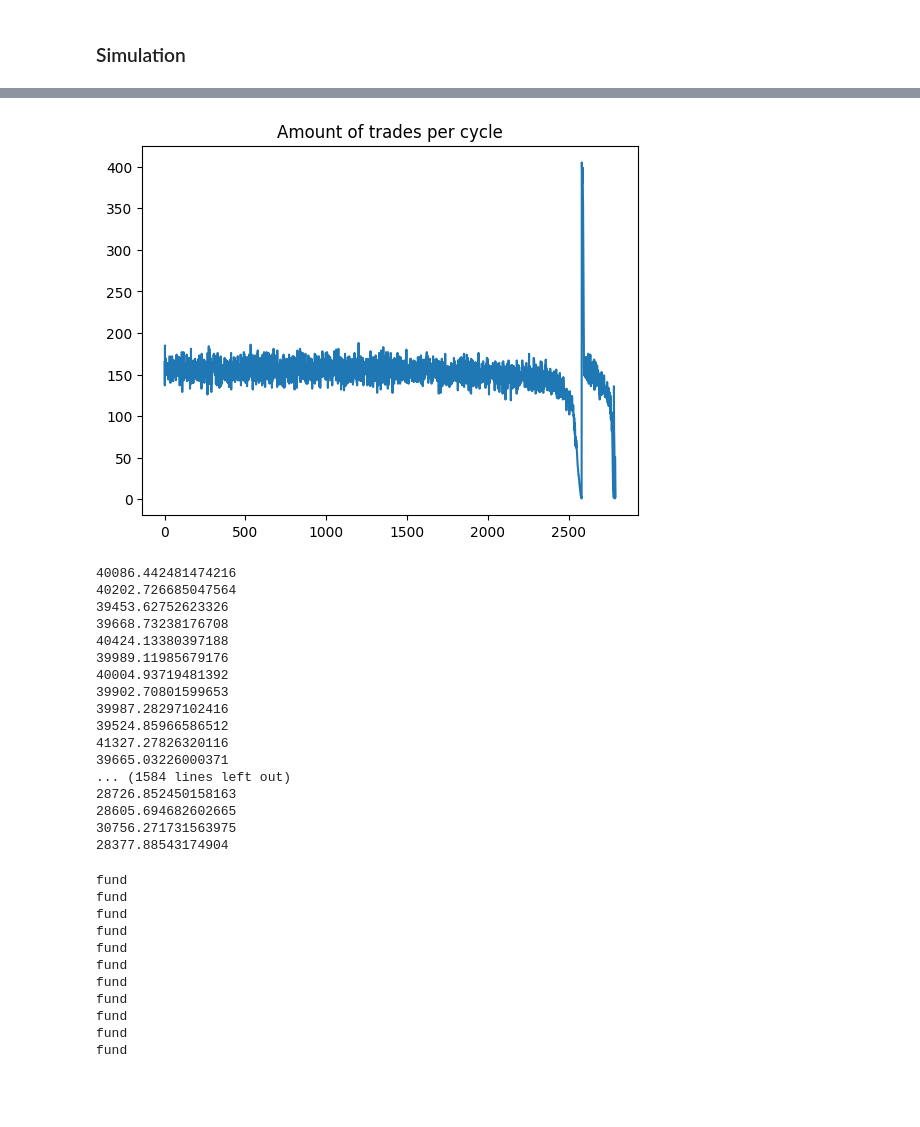
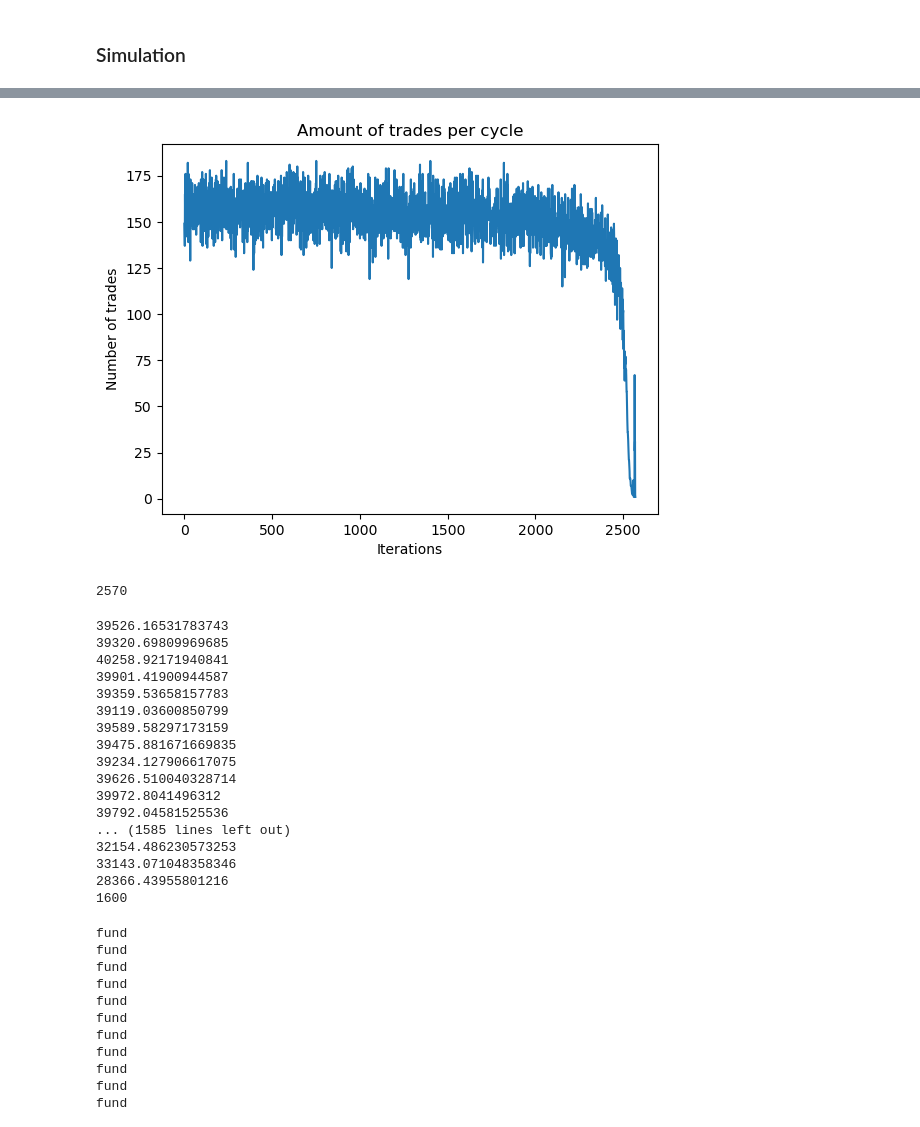
Before and after one commit to SuperAileen/CCS-2024-Group20, a Jupyter notebook: main_network.ipynb, the cells around one changed output, grey strips where cells are left out. Cells and saved outputs as stored; diff of their text form; code cells hidden in the pictures; blank space fills up the shorter version.

```diff
--- a/main_network.ipynb
+++ b/main_network.ipynb
@@ -478,30 +477,38 @@ KeyboardInterrupt:
 # %%
 plt.plot(list(range(len(ob.trade_counts))), ob.trade_counts, label = '#Trades')
 plt.title('Amount of trades per cycle')
+plt.xlabel('Iterations')
+plt.ylabel('Number of trades')
 plt.show()
+
+print(len(ob.trade_counts))
 # %% [output]
-[figure, old version]
+[figure, new version]
+2570
 # %%
+num = 0
 for agent_id in ob.agents_dict:
     print(ob.agents_dict[agent_id][2])
+    num +=1
+print(num)
 # %% [output]
-40086.442481474216
-40202.726685047564
-39453.62752623326
-39668.73238176708
-40424.13380397188
-39989.11985679176
-40004.93719481392
-39902.70801599653
-39987.28297102416
-39524.85966586512
-41327.27826320116
-39665.03226000371
-... (1584 lines left out)
-28726.852450158163
-28605.694682602665
-30756.271731563975
-28377.88543174904
+39526.16531783743
+39320.69809969685
+40258.92171940841
+39901.41900944587
+39359.53658157783
+39119.03600850799
+39589.58297173159
+39475.881671669835
+39234.127906617075
+39626.510040328714
+39972.8041496312
+39792.04581525536
+... (1585 lines left out)
+32154.486230573253
+33143.071048358346
+28366.43955801216
+1600
 # %%
 money = []
 zeros = 0
```
Also changed, not shown: parts of 9 cells of this notebook.
